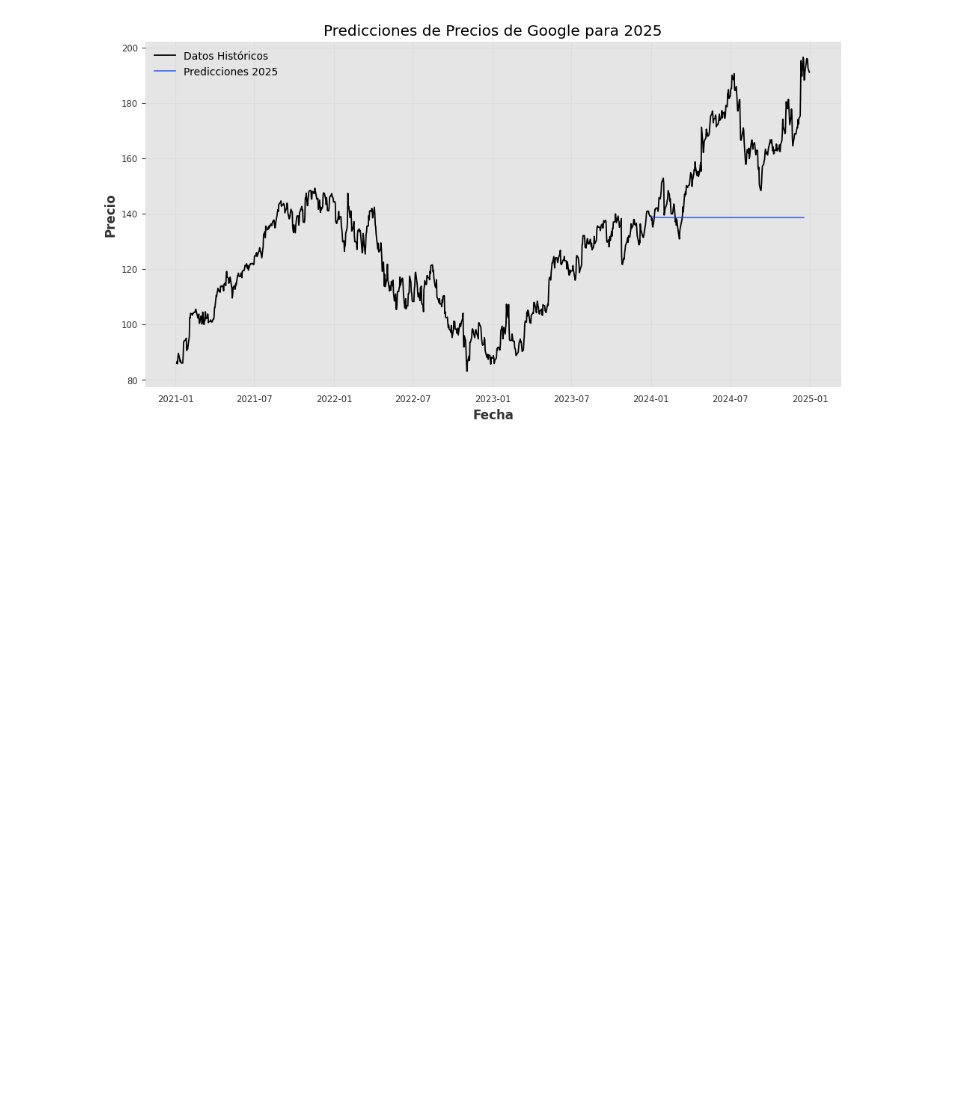
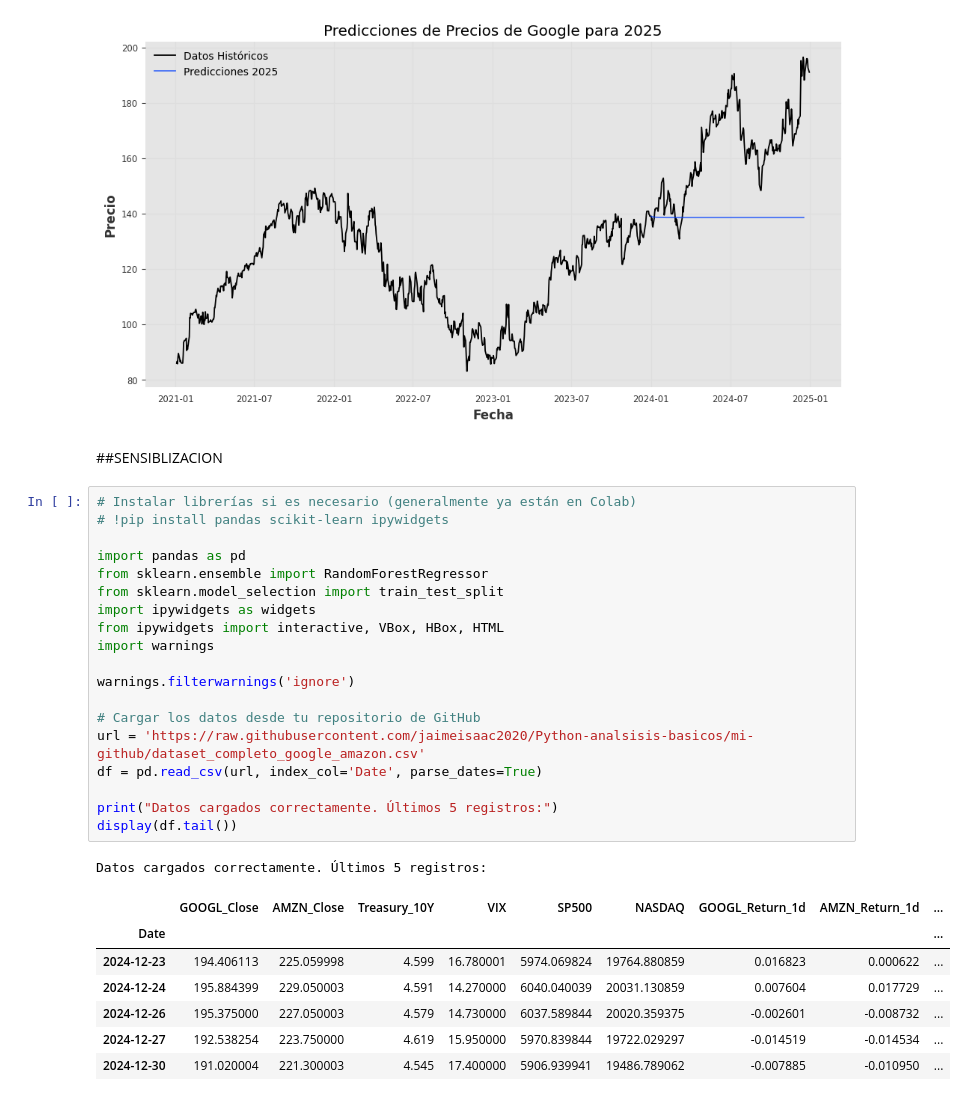
Before and after one commit to jaimeisaac2020/Python-analsisis-basicos, a Jupyter notebook: objetvo_1_tesis.ipynb, the cells around one changed output. Cells and saved outputs as stored; diff of their text form; blank space fills up the shorter version.

```diff
--- a/objetvo_1_tesis.ipynb
+++ b/objetvo_1_tesis.ipynb
@@ -1826,3 +1826,33 @@ plt.savefig('predictions_2025.png')
 plt.show()
 # %% [output]
 [figure]
+# %% [markdown]
+##SENSIBLIZACION
+# %%
+# Instalar librerías si es necesario (generalmente ya están en Colab)
+# !pip install pandas scikit-learn ipywidgets
+
+import pandas as pd
+from sklearn.ensemble import RandomForestRegressor
+from sklearn.model_selection import train_test_split
+import ipywidgets as widgets
+from ipywidgets import interactive, VBox, HBox, HTML
+import warnings
+
+warnings.filterwarnings('ignore')
+
+# Cargar los datos desde tu repositorio de GitHub
+url = 'https://raw.githubusercontent.com/jaimeisaac2020/Python-analsisis-basicos/mi-github/dataset_completo_google_amazon.csv'
+df = pd.read_csv(url, index_col='Date', parse_dates=True)
+
+print("Datos cargados correctamente. Últimos 5 registros:")
+display(df.tail())
+# %% [output]
+Datos cargados correctamente. Últimos 5 registros:
+|  | GOOGL_Close | AMZN_Close | Treasury_10Y | VIX | SP500 | NASDAQ | GOOGL_Return_1d | AMZN_Return_1d | ... |
+| Date |  |  |  |  |  |  |  |  | ... |
+| 2024-12-23 | 194.406113 | 225.059998 | 4.599 | 16.780001 | 5974.069824 | 19764.880859 | 0.016823 | 0.000622 | ... |
+| 2024-12-24 | 195.884399 | 229.050003 | 4.591 | 14.270000 | 6040.040039 | 20031.130859 | 0.007604 | 0.017729 | ... |
+| 2024-12-26 | 195.375000 | 227.050003 | 4.579 | 14.730000 | 6037.589844 | 20020.359375 | -0.002601 | -0.008732 | ... |
+| 2024-12-27 | 192.538254 | 223.750000 | 4.619 | 15.950000 | 5970.839844 | 19722.029297 | -0.014519 | -0.014534 | ... |
+| 2024-12-30 | 191.020004 | 221.300003 | 4.545 | 17.400000 | 5906.939941 | 19486.789062 | -0.007885 | -0.010950 | ... |
```
Also changed, not shown: parts of 6 cells of this notebook.
